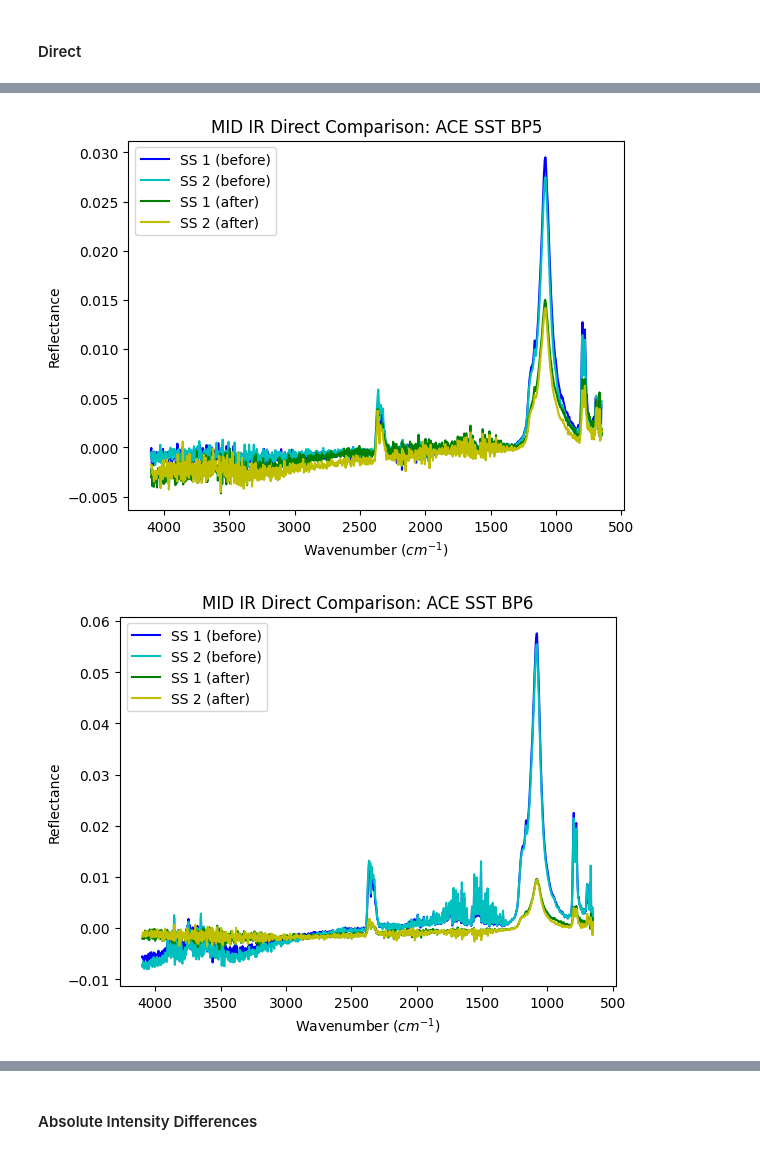
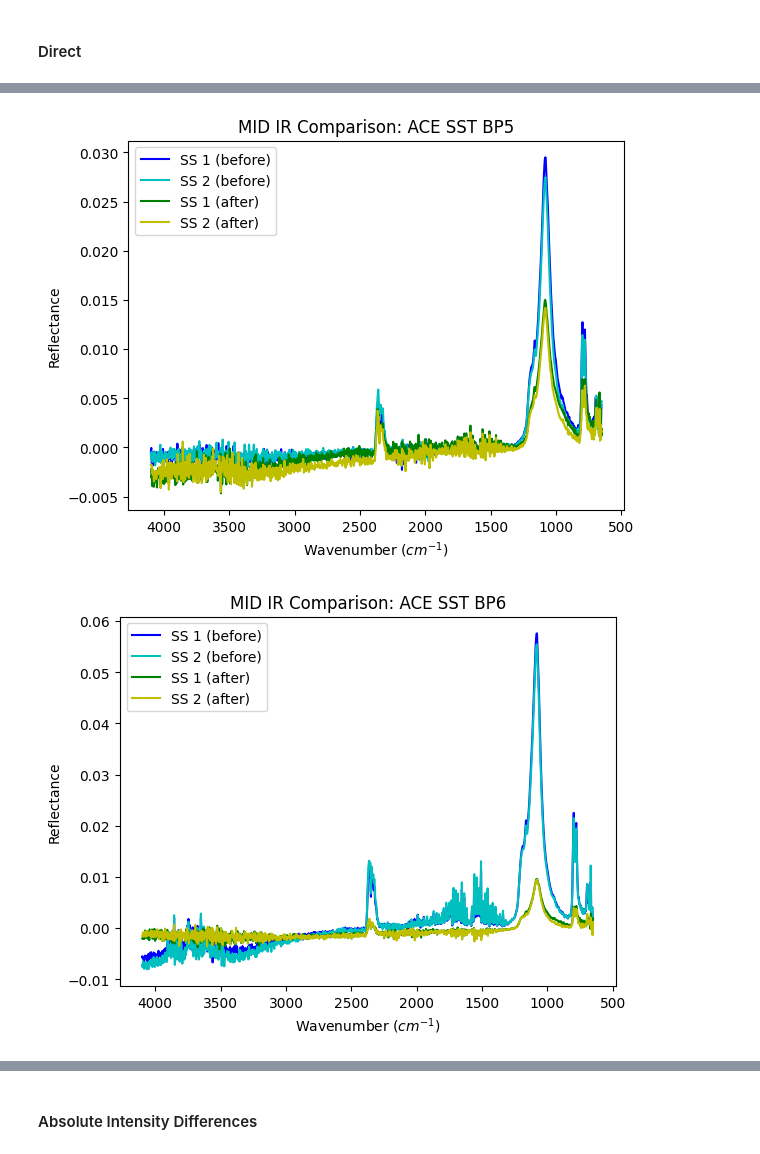
Before and after one commit to charlie-minns/mars-analogs-spectral-analysis, a Jupyter notebook: Spectral Analysis.ipynb, the cells around one changed output, grey strips where cells are left out. Drawn from its saved outputs; the diff is of its cells as text; code cells hidden in the pictures.

```diff
--- a/Spectral Analysis.ipynb
+++ b/Spectral Analysis.ipynb
@@ -222,5 +222,5 @@ plot_sample(AFTER_MIR, 'MID IR After Lyophilization', False)
 # %% [markdown]
 #### Direct
 # %%
-plot_before_after(BEFORE_MIR, AFTER_MIR, 'MID IR Direct Comparison')
+plot_before_after(BEFORE_MIR, AFTER_MIR, 'MID IR Comparison')
 # %% [output]
@@ -228,2 +228,2 @@ plot_before_after(BEFORE_MIR, AFTER_MIR, 'MID IR Direct Comparison')
-[figure, old version]
+[figure, new version]
-[figure, old version]
+[figure, new version]
```
Also changed, not shown: parts of 2 cells of this notebook, 24 other files.
